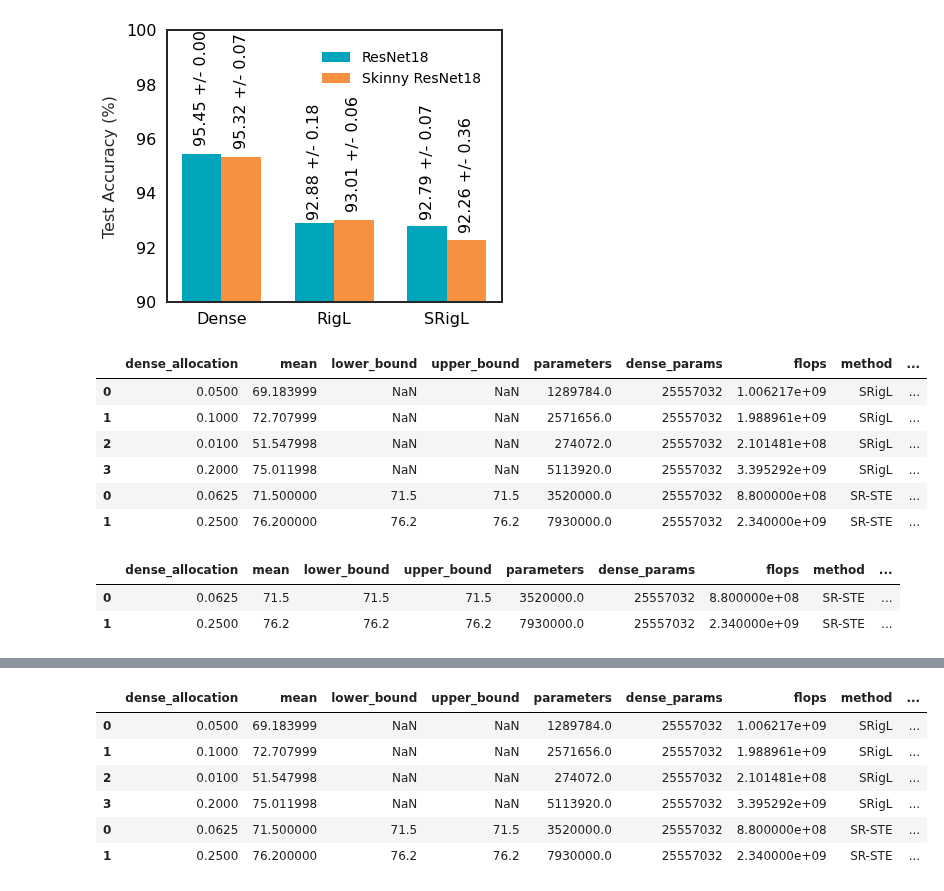
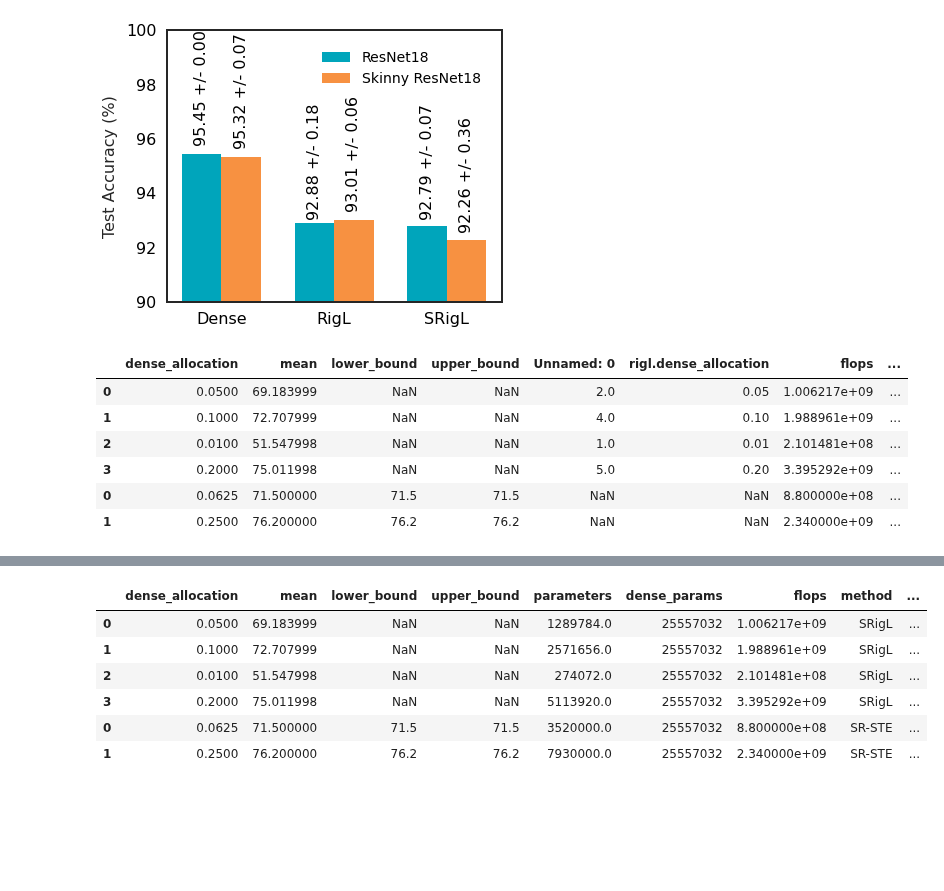
Before and after one commit to calgaryml/condensed-sparsity, a Jupyter notebook: notebooks/final_results.ipynb, the cells around one changed output, grey strips where cells are left out. Saved outputs shown, nothing was run; the diff lists cells and outputs as text; code cells hidden in the pictures; blank space fills up the shorter version.

```diff
--- a/notebooks/final_results.ipynb
+++ b/notebooks/final_results.ipynb
@@ -131,3 +136,6 @@ plt.style.use("../plt_plot_style.mplstyle")
+# %%
+_SRIGL_PARAMS = pd.read_csv("../flops_and_params.csv")
+_SRIGL_PARAMS["dense_allocation"] = _SRIGL_PARAMS["rigl.dense_allocation"]
 # %%
 _BENCHMARK_COMPARISONS
 methods = [k for k in _BENCHMARK_COMPARISONS["imagenet"].keys()]
@@ -1277,35 +1279,33 @@ fig.show()
 # %%
 def get_srigl_imagenet_results(df):
     df = df.copy(deep=True)
     df["best_accuracy"] = df["best_accuracy"] * 100
     df["dense_allocation"] = df["rigl.dense_allocation"]
     results = []
     # for d in df["dense_allocation"].unique():
     df = get_confidence_bounds_df(df,target_col="best_accuracy", x_col="dense_allocation")
     return df
 
 srigl_imagenet_results = get_srigl_imagenet_results(imagenet_x1)
 
 _SRIGL_PARAMS["method"] = ["SRigL" for _ in list(range(len(_SRIGL_PARAMS)))]
 srigl_imagenet_results = srigl_imagenet_results.merge(right=_SRIGL_PARAMS, on="dense_allocation", how="inner")
 _SR_STE_PARAMS["method"] = ["SR-STE" for _ in list(range(len(_SR_STE_PARAMS)))]
+inference_flops = _SRIGL_PARAMS.loc[_SRIGL_PARAMS["dense_allocation"].isna()]["flops"].item()
+training_flops = _SRIGL_PARAMS.loc[_SRIGL_PARAMS["dense_allocation"].isna()]["training_flops"].item()
+_SR_STE_PARAMS["normalized_flops"] = _SR_STE_PARAMS["flops"]/inference_flops
+_SR_STE_PARAMS["training_flops"] = training_flops*2/3
+_SR_STE_PARAMS["normalized_training_flops"] = _SR_STE_PARAMS["training_flops"]/training_flops
 params = pd.concat([srigl_imagenet_results,_SR_STE_PARAMS])
 params
 # %% [output]
-|  | dense_allocation | mean | lower_bound | upper_bound | parameters | dense_params | flops | method | ... |
-| 0 | 0.0500 | 69.183999 | NaN | NaN | 1289784.0 | 25557032 | 1.006217e+09 | SRigL | ... |
-| 1 | 0.1000 | 72.707999 | NaN | NaN | 2571656.0 | 25557032 | 1.988961e+09 | SRigL | ... |
-| 2 | 0.0100 | 51.547998 | NaN | NaN | 274072.0 | 25557032 | 2.101481e+08 | SRigL | ... |
-| 3 | 0.2000 | 75.011998 | NaN | NaN | 5113920.0 | 25557032 | 3.395292e+09 | SRigL | ... |
-| 0 | 0.0625 | 71.500000 | 71.5 | 71.5 | 3520000.0 | 25557032 | 8.800000e+08 | SR-STE | ... |
-| 1 | 0.2500 | 76.200000 | 76.2 | 76.2 | 7930000.0 | 25557032 | 2.340000e+09 | SR-STE | ... |
+|  | dense_allocation | mean | lower_bound | upper_bound | Unnamed: 0 | rigl.dense_allocation | flops | ... |
+| 0 | 0.0500 | 69.183999 | NaN | NaN | 2.0 | 0.05 | 1.006217e+09 | ... |
+| 1 | 0.1000 | 72.707999 | NaN | NaN | 4.0 | 0.10 | 1.988961e+09 | ... |
+| 2 | 0.0100 | 51.547998 | NaN | NaN | 1.0 | 0.01 | 2.101481e+08 | ... |
+| 3 | 0.2000 | 75.011998 | NaN | NaN | 5.0 | 0.20 | 3.395292e+09 | ... |
+| 0 | 0.0625 | 71.500000 | 71.5 | 71.5 | NaN | NaN | 8.800000e+08 | ... |
+| 1 | 0.2500 | 76.200000 | 76.2 | 76.2 | NaN | NaN | 2.340000e+09 | ... |
-# %%
-df_slice = params.loc[params["method"]=="SR-STE"]
-df_slice
-# %% [output]
-|  | dense_allocation | mean | lower_bound | upper_bound | parameters | dense_params | flops | method | ... |
-| 0 | 0.0625 | 71.5 | 71.5 | 71.5 | 3520000.0 | 25557032 | 8.800000e+08 | SR-STE | ... |
-| 1 | 0.2500 | 76.2 | 76.2 | 76.2 | 7930000.0 | 25557032 | 2.340000e+09 | SR-STE | ... |
 # %%
 ## Acc vs. Params:
 
```
Also changed, not shown: parts of 12 cells of this notebook, 2 other files.
